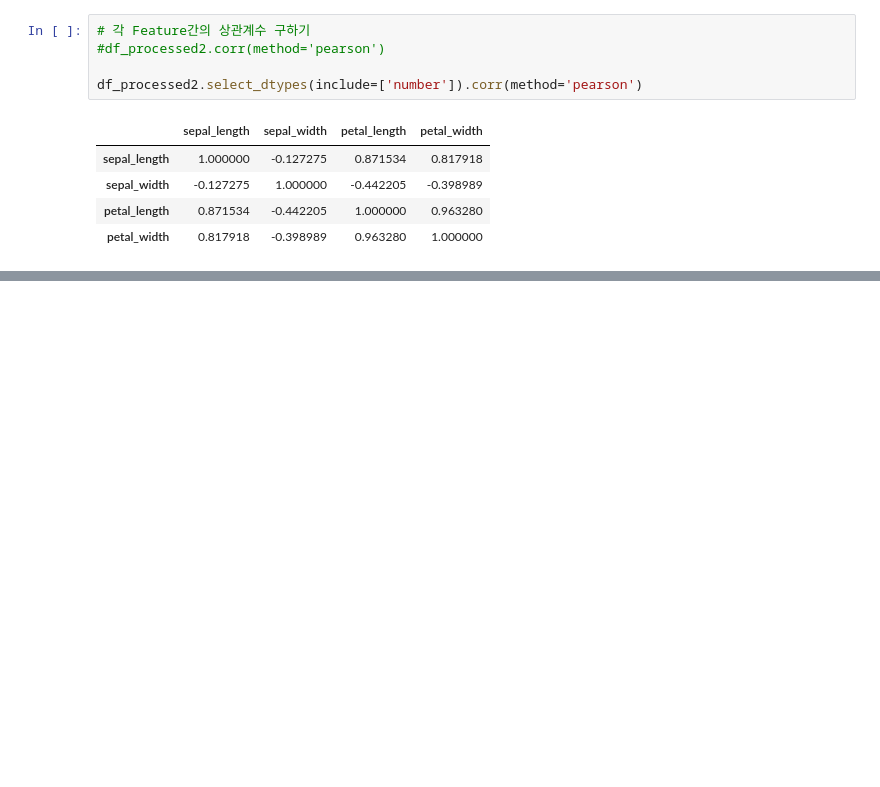
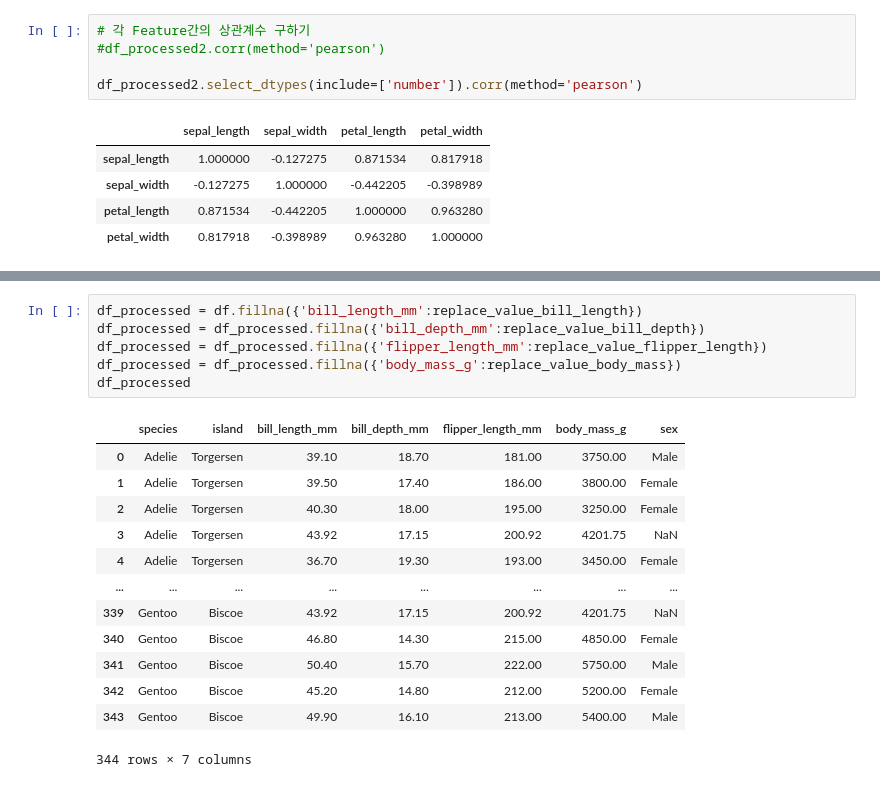
Before and after one commit to Hataeju/DATAPREPROCESSING, a Jupyter notebook: 전처리.ipynb, the cells around one changed output, grey strips where cells are left out. Saved outputs shown, nothing was run; the diff lists cells and outputs as text; blank space fills up the shorter version.

```diff
--- a/전처리.ipynb
+++ b/전처리.ipynb
@@ -429,0 +458,20 @@ df_processed2.select_dtypes(include=['number']).corr(method='pearson')
+# %%
+df_processed = df.fillna({'bill_length_mm':replace_value_bill_length})
+df_processed = df_processed.fillna({'bill_depth_mm':replace_value_bill_depth})
+df_processed = df_processed.fillna({'flipper_length_mm':replace_value_flipper_length})
+df_processed = df_processed.fillna({'body_mass_g':replace_value_body_mass})
+df_processed
+# %% [output]
+|  | species | island | bill_length_mm | bill_depth_mm | flipper_length_mm | body_mass_g | sex |
+| 0 | Adelie | Torgersen | 39.10 | 18.70 | 181.00 | 3750.00 | Male |
+| 1 | Adelie | Torgersen | 39.50 | 17.40 | 186.00 | 3800.00 | Female |
+| 2 | Adelie | Torgersen | 40.30 | 18.00 | 195.00 | 3250.00 | Female |
+| 3 | Adelie | Torgersen | 43.92 | 17.15 | 200.92 | 4201.75 | NaN |
+| 4 | Adelie | Torgersen | 36.70 | 19.30 | 193.00 | 3450.00 | Female |
+| ... | ... | ... | ... | ... | ... | ... | ... |
+| 339 | Gentoo | Biscoe | 43.92 | 17.15 | 200.92 | 4201.75 | NaN |
+| 340 | Gentoo | Biscoe | 46.80 | 14.30 | 215.00 | 4850.00 | Female |
+| 341 | Gentoo | Biscoe | 50.40 | 15.70 | 222.00 | 5750.00 | Male |
+| 342 | Gentoo | Biscoe | 45.20 | 14.80 | 212.00 | 5200.00 | Female |
+| 343 | Gentoo | Biscoe | 49.90 | 16.10 | 213.00 | 5400.00 | Male |
+344 rows × 7 columns
```
Also changed, not shown: parts of 15 cells of this notebook.
